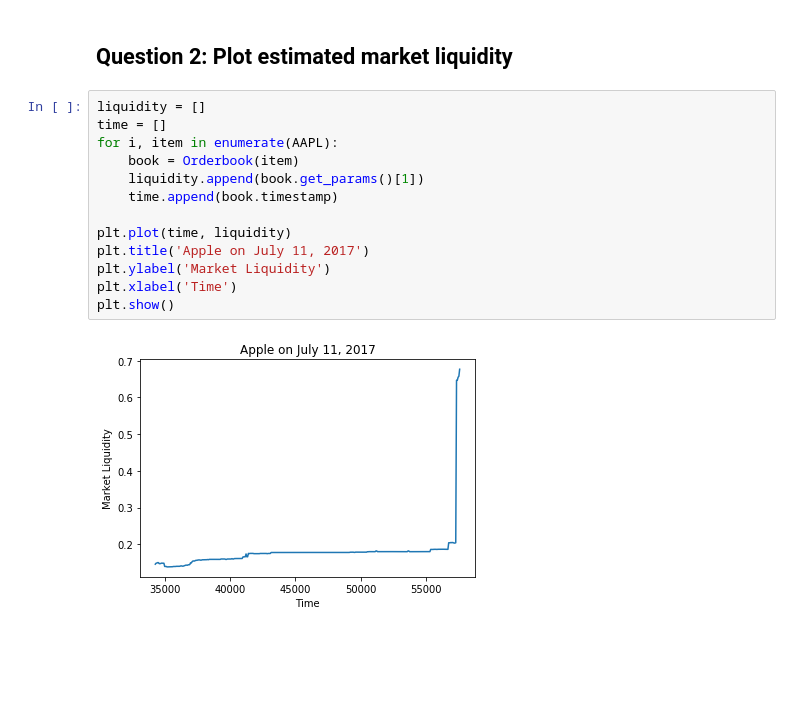
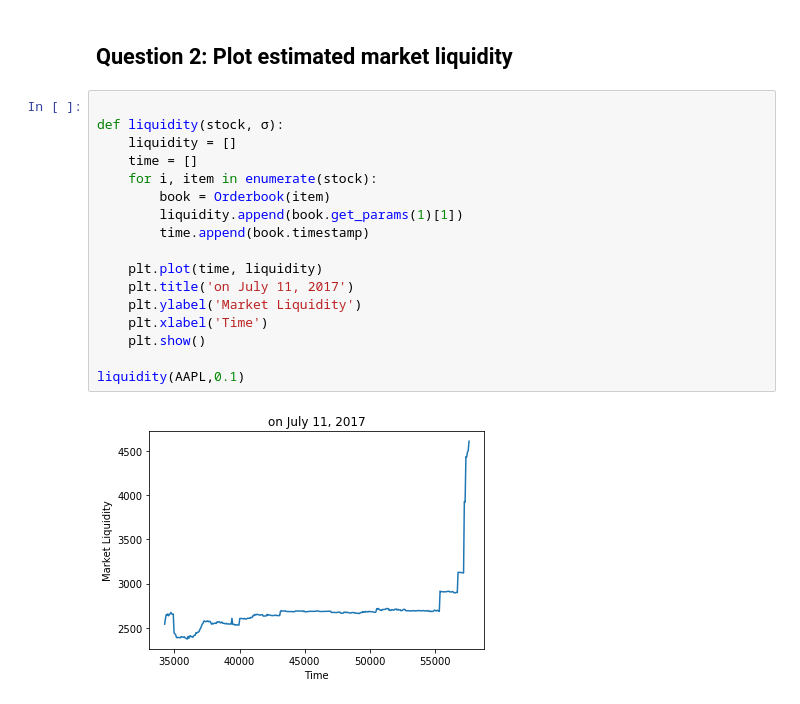
Before and after one commit to tpellet/BootCamp2019, a Jupyter notebook: ProblemSets/Econ/Week 5 - Asset Pricing/Problem Set - Chapter 3 - Kyle Model.ipynb, the cells around one changed output. Saved outputs shown, nothing was run; the diff lists cells and outputs as text; blank space fills up the shorter version.

```diff
--- a/ProblemSets/Econ/Week 5 - Asset Pricing/Problem Set - Chapter 3 - Kyle Model.ipynb
+++ b/ProblemSets/Econ/Week 5 - Asset Pricing/Problem Set - Chapter 3 - Kyle Model.ipynb
@@ -116,17 +121,21 @@ dtype: float64
 # %% [markdown]
 ## Question 2: Plot estimated market liquidity
 # %%
-liquidity = []
-time = []
-for i, item in enumerate(AAPL):
-    book = Orderbook(item)
-    liquidity.append(book.get_params()[1])
-    time.append(book.timestamp)
 
-plt.plot(time, liquidity)
-plt.title('Apple on July 11, 2017')
-plt.ylabel('Market Liquidity')
-plt.xlabel('Time')
-plt.show()
+def liquidity(stock, σ):
+    liquidity = []
+    time = []
+    for i, item in enumerate(stock):
+        book = Orderbook(item)
+        liquidity.append(book.get_params(1)[1])
+        time.append(book.timestamp)
+
+    plt.plot(time, liquidity)
+    plt.title('on July 11, 2017')
+    plt.ylabel('Market Liquidity')
+    plt.xlabel('Time')
+    plt.show()
+
+liquidity(AAPL,0.1)
 # %% [output]
-[figure, old version]
+[figure, new version]
```
Also changed, not shown: parts of 21 cells of this notebook, 1 other file.
